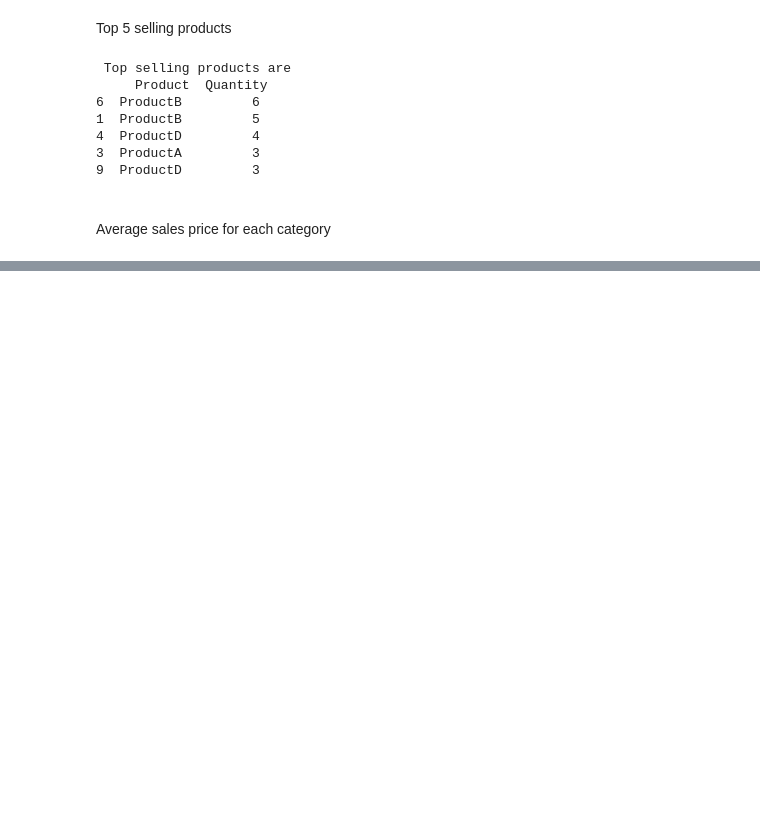
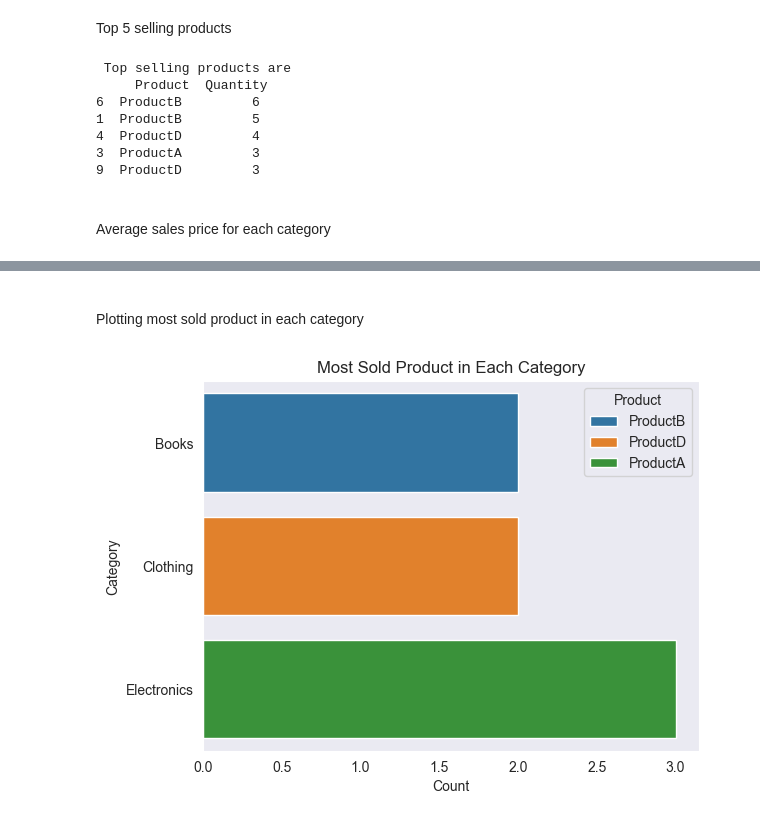
Before and after one commit to dheephiga/python-wgs, a Jupyter notebook: tasks/practice/practice-10/t10-067.ipynb, the cells around one changed output, grey strips where cells are left out. Cells and saved outputs as stored; diff of their text form; code cells hidden in the pictures; blank space fills up the shorter version.

```diff
--- a/tasks/practice/practice-10/t10-067.ipynb
+++ b/tasks/practice/practice-10/t10-067.ipynb
@@ -104,0 +150,20 @@ grouped_categories.head()
+# %% [markdown]
+<br>Plotting most sold product in each category
+# %%
+
+#Grouping by and then count the occurrences of each product within each category
+top_products = df.groupby(['Category', 'Product']).size().reset_index(name='Count')
+
+#Most sold product in each category
+top_products = top_products.loc[top_products.groupby('Category')['Count'].idxmax()]
+
+# Plot the most sold product in each category
+sns.set_style('dark')
+sns.barplot(x='Count', y='Category', hue='Product', data=top_products)
+plt.title('Most Sold Product in Each Category')
+plt.xlabel('Count')
+plt.ylabel('Category')
+plt.legend(title='Product', loc='upper right')
+plt.show()
+# %% [output]
+[figure, added]
```
Also changed, not shown: parts of 8 cells of this notebook.
